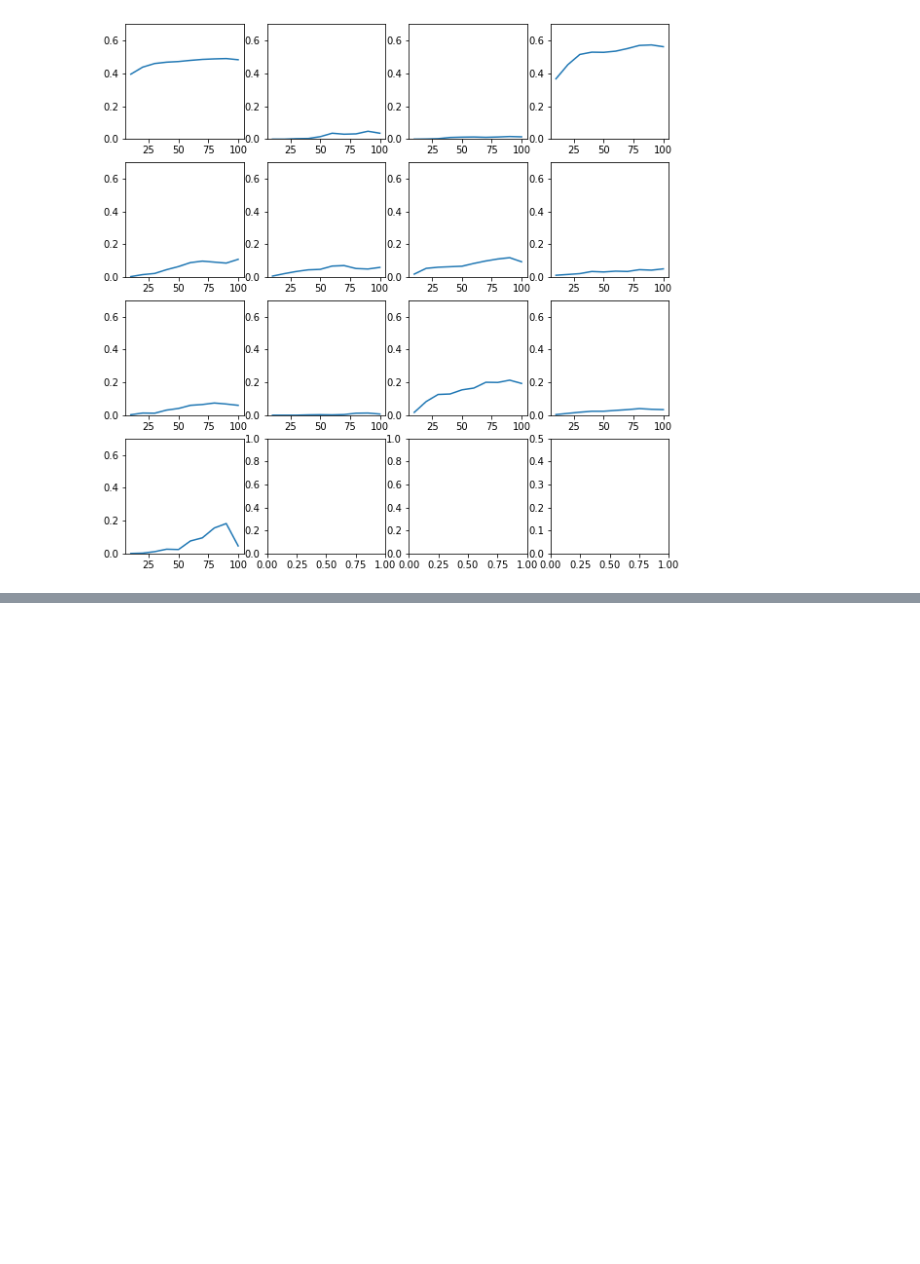
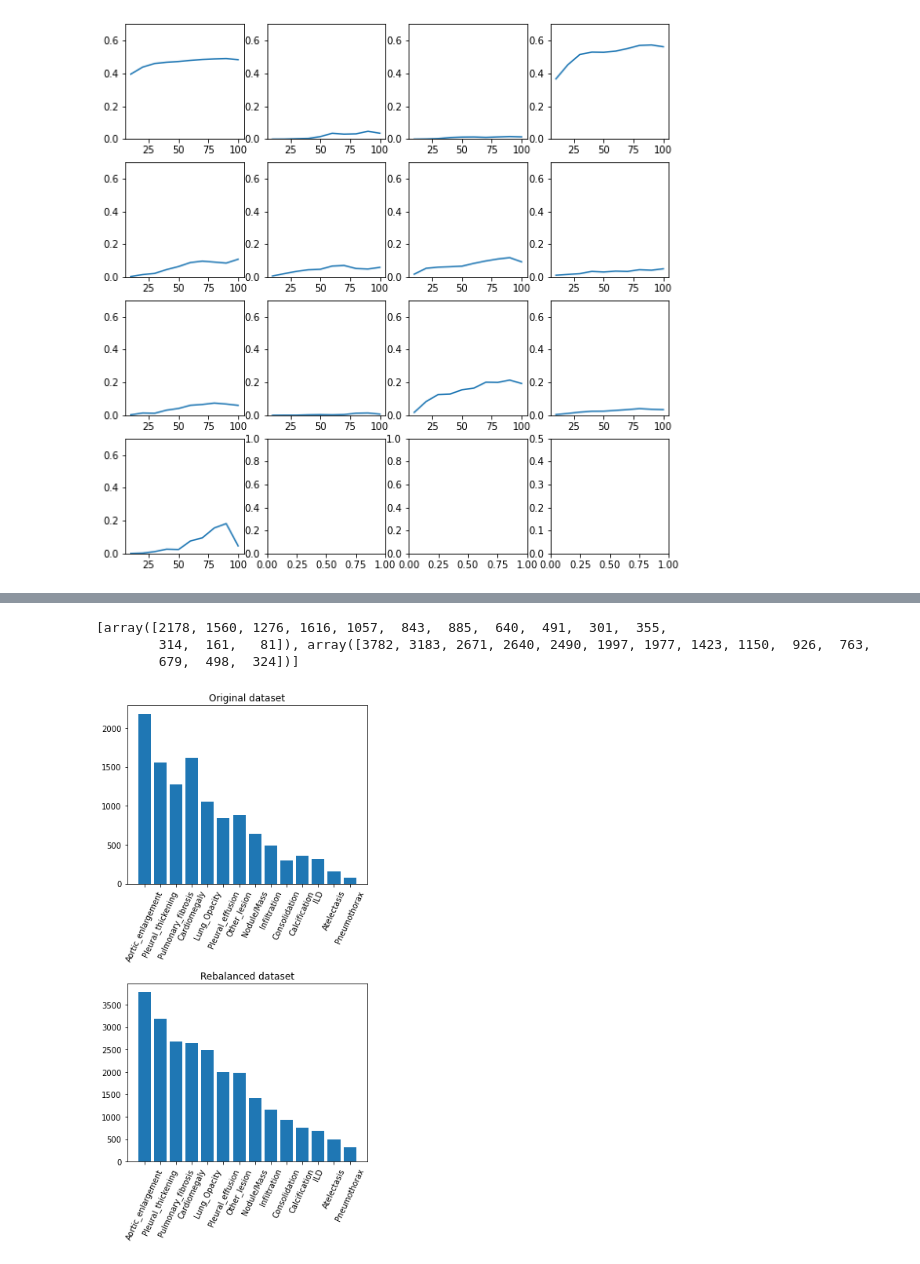
Before and after one commit to marinbenc/ssl-for-medical-object-detection, a Jupyter notebook: source/testing_and_viz.ipynb, the cells around one changed output, grey strips where cells are left out. Saved outputs shown, nothing was run; the diff lists cells and outputs as text; code cells hidden in the pictures; blank space fills up the shorter version.

```diff
--- a/source/testing_and_viz.ipynb
+++ b/source/testing_and_viz.ipynb
@@ -384,0 +453,18 @@ plt.legend(loc='center left', bbox_to_anchor=(1.05, 0.6))
+# %%
+fig, axs = plt.subplots(nrows=2, ncols=1, figsize=(5, 10))
+axs = axs.flatten()
+
+print(hists)
+
+for i in range(len(hists)):
+  hist = hists[i]
+  ax = axs[i]
+  ax.bar(np.arange(len(_classes)), hist)
+  ax.set_xticks(np.arange(len(_classes)), _classes, rotation=65)
+  ax.set_title(titles[i])
+plt.tight_layout()
+# %% [output]
+[array([2178, 1560, 1276, 1616, 1057,  843,  885,  640,  491,  301,  355,
+        314,  161,   81]), array([3782, 3183, 2671, 2640, 2490, 1997, 1977, 1423, 1150,  926,  763,
+        679,  498,  324])]
+[figure, added]
```
Also changed, not shown: parts of 9 cells of this notebook, 2 other files.
